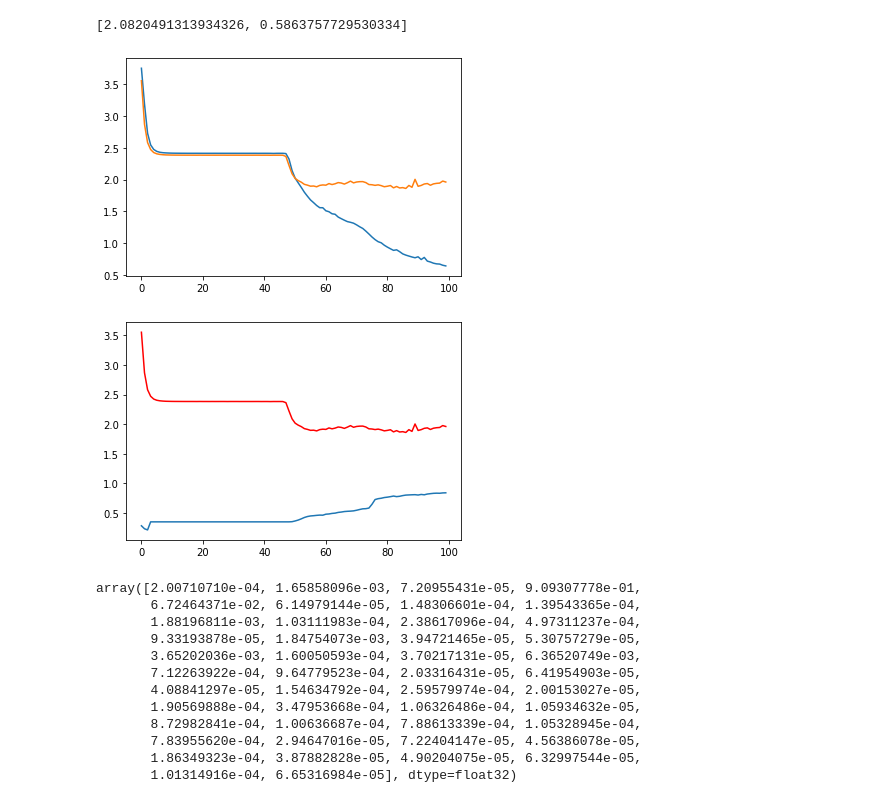
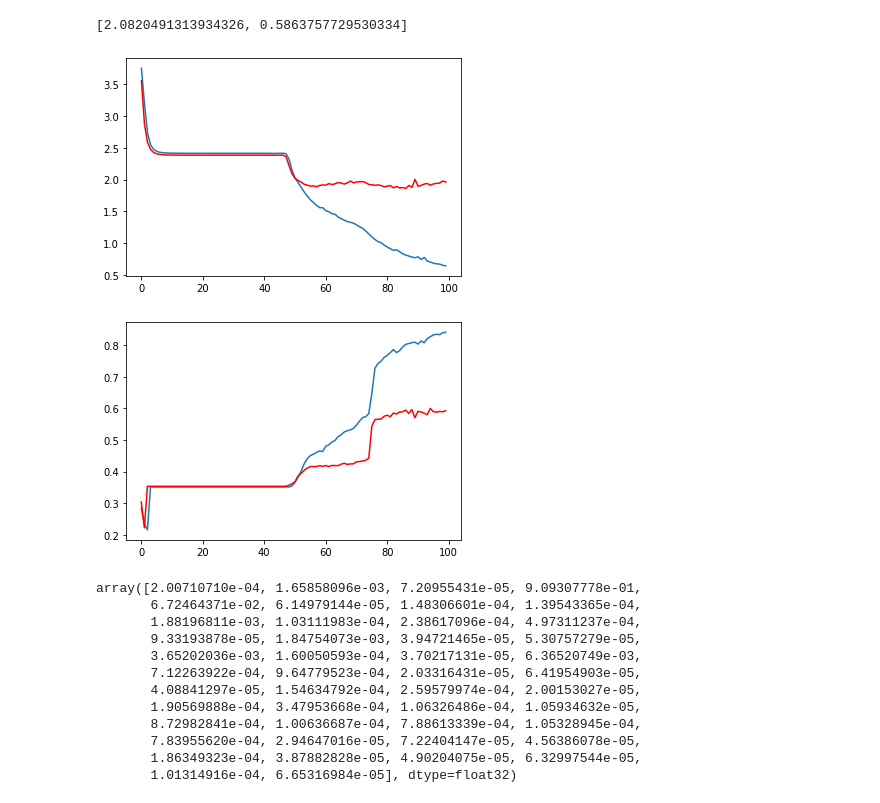
Before and after one commit to fonslucens/test_deeplearning, a Jupyter notebook: reuter_LSTM_.ipynb, the cells around one changed output. Drawn from its saved outputs; the diff is of its cells as text; code cells hidden in the pictures.

```diff
--- a/reuter_LSTM_.ipynb
+++ b/reuter_LSTM_.ipynb
@@ -94,16 +94,16 @@ model.evaluate(pad_x_test, y_test)
 import matplotlib.pyplot as plt
 # %%
 plt.plot(hist.history['loss'])
-plt.plot(hist.history['val_loss'])
+plt.plot(hist.history['val_loss'],'r-')
 plt.show()
 # %% [output]
-[figure, old version]
+[figure, new version]
 # %%
 plt.plot(hist.history['acc'])
-plt.plot(hist.history['val_loss'],'r-')
+plt.plot(hist.history['val_acc'],'r-')
 plt.show()
 # %% [output]
-[figure, old version]
+[figure, new version]
 # %%
 from sklearn.metrics import classification_report
 # %%
```
Also changed, not shown: parts of 4 cells of this notebook.
